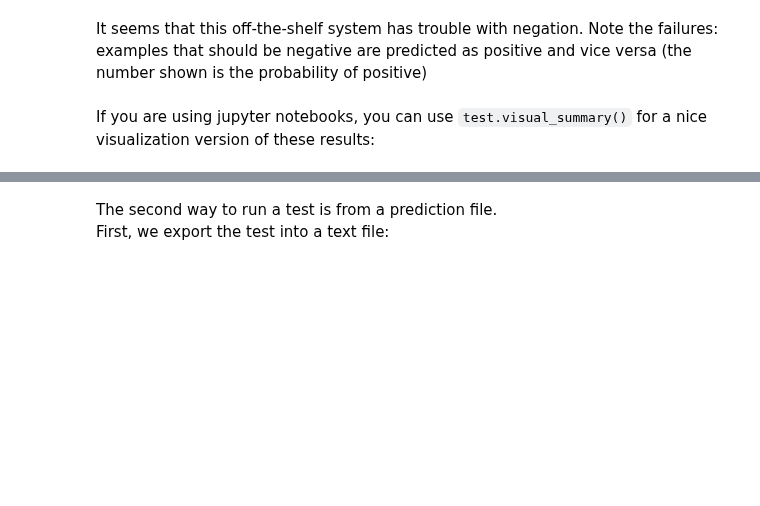
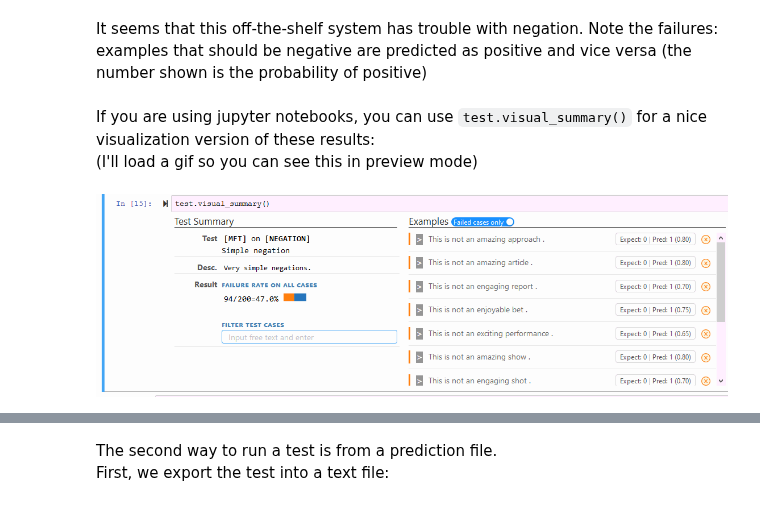
Before and after one commit to marcotcr/checklist, a Jupyter notebook: notebooks/tutorials/3. Test types, expectation functions, running tests.ipynb, the cells around one changed output, grey strips where cells are left out. Drawn from its saved outputs; the diff is of its cells as text; code cells hidden in the pictures; blank space fills up the shorter version.

```diff
--- a/notebooks/tutorials/3. Test types, expectation functions, running tests.ipynb
+++ b/notebooks/tutorials/3. Test types, expectation functions, running tests.ipynb
@@ -93,6 +93,13 @@ It seems that this off-the-shelf system has trouble with negation.
 Note the failures: examples that should be negative are predicted as positive and vice versa (the number shown is the probability of positive)
 # %% [markdown]
 If you are using jupyter notebooks, you can use `test.visual_summary()` for a nice visualization version of these results:
+(I'll load a gif so you can see this in preview mode)
+# %%
+from IPython.display import HTML, Image
+with open('visual_summary.gif','rb') as f:
+    display(Image(data=f.read(), format='png'))
+# %% [output]
+[figure, added]
 # %%
 test.visual_summary()
 # %% [output]
```
Also changed, not shown: parts of 4 cells of this notebook, 9 other files.
